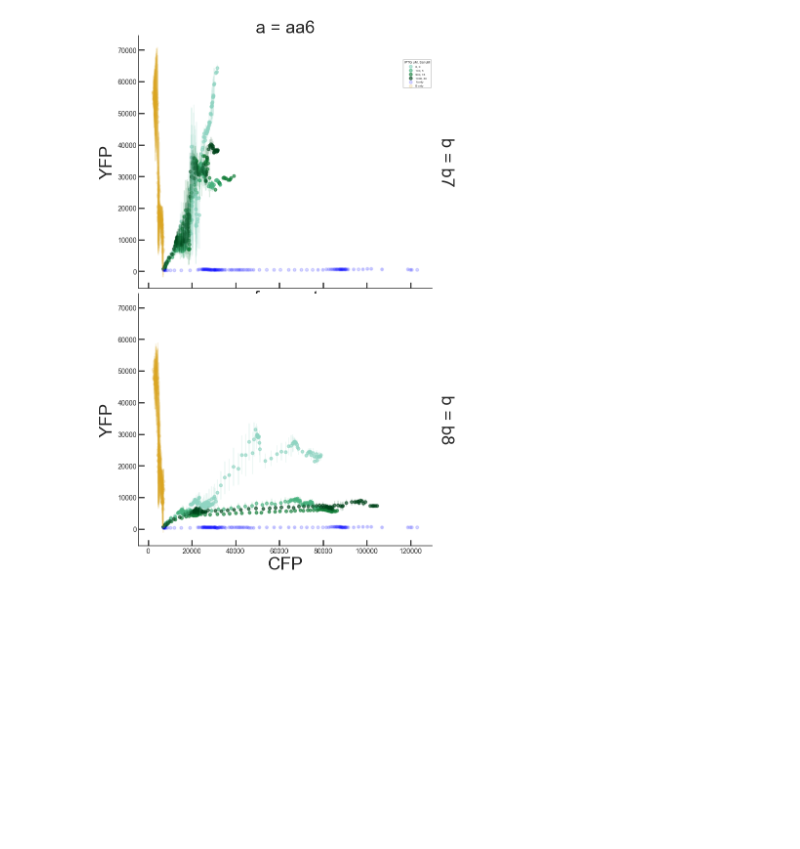
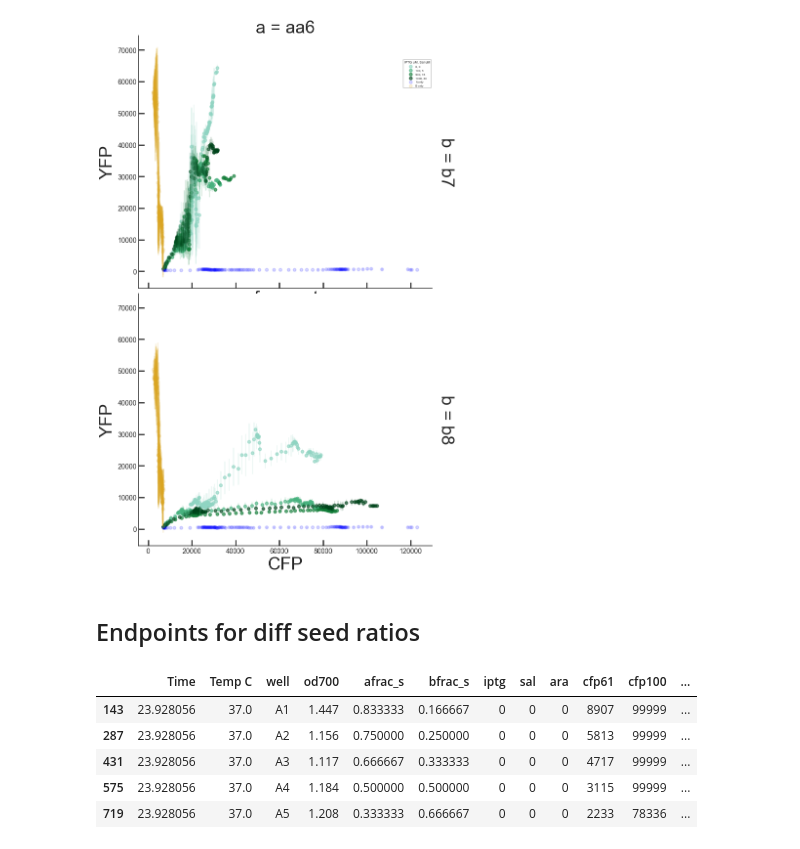
Before and after one commit to geezerbriefs/xpspython, a Jupyter notebook: biotek/plot A=B biotek data.ipynb, the cells around one changed output. Cells and saved outputs as stored; diff of their text form; code cells hidden in the pictures; blank space fills up the shorter version.

```diff
--- a/biotek/plot A=B biotek data.ipynb
+++ b/biotek/plot A=B biotek data.ipynb
@@ -379,3 +397,5 @@ g.fig
 [figure]
 # %%
 g.savefig(directory + 'both_fluor_scatter_full_recntr_refs.pdf')
+# %% [markdown]
+## Endpoints for diff seed ratios
@@ -381,0 +407,9 @@ g.savefig(directory + 'both_fluor_scatter_full_recntr_refs.pdf')
+# %%
+df.head()
+# %% [output]
+|  | Time | Temp C | well | od700 | afrac_s | bfrac_s | iptg | sal | ara | cfp61 | cfp100 | ... |
+| 143 | 23.928056 | 37.0 | A1 | 1.447 | 0.833333 | 0.166667 | 0 | 0 | 0 | 8907 | 99999 | ... |
+| 287 | 23.928056 | 37.0 | A2 | 1.156 | 0.750000 | 0.250000 | 0 | 0 | 0 | 5813 | 99999 | ... |
+| 431 | 23.928056 | 37.0 | A3 | 1.117 | 0.666667 | 0.333333 | 0 | 0 | 0 | 4717 | 99999 | ... |
+| 575 | 23.928056 | 37.0 | A4 | 1.184 | 0.500000 | 0.500000 | 0 | 0 | 0 | 3115 | 99999 | ... |
+| 719 | 23.928056 | 37.0 | A5 | 1.208 | 0.333333 | 0.666667 | 0 | 0 | 0 | 2233 | 78336 | ... |
```
Also changed, not shown: parts of 14 cells of this notebook, 2 other files.
